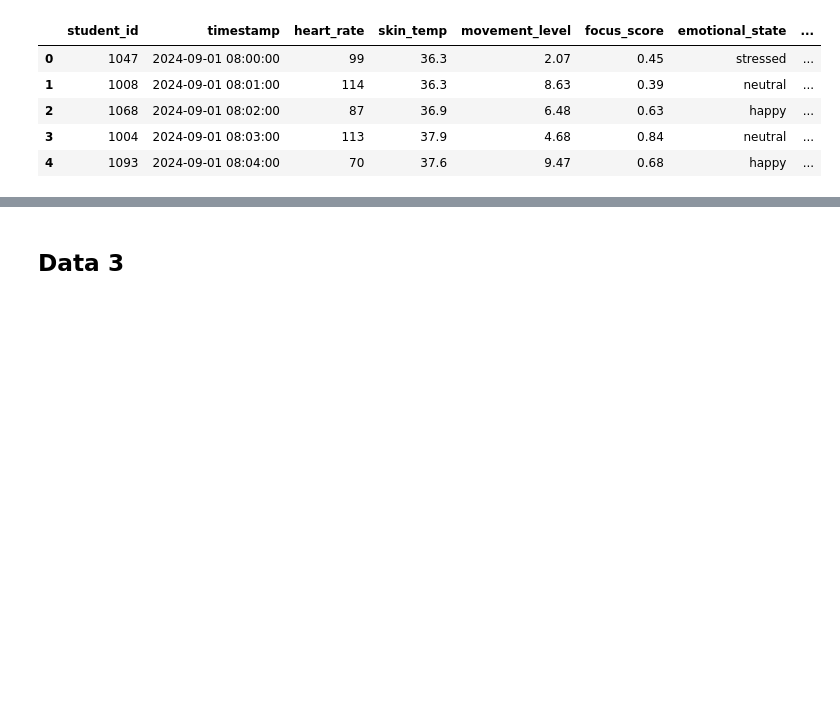
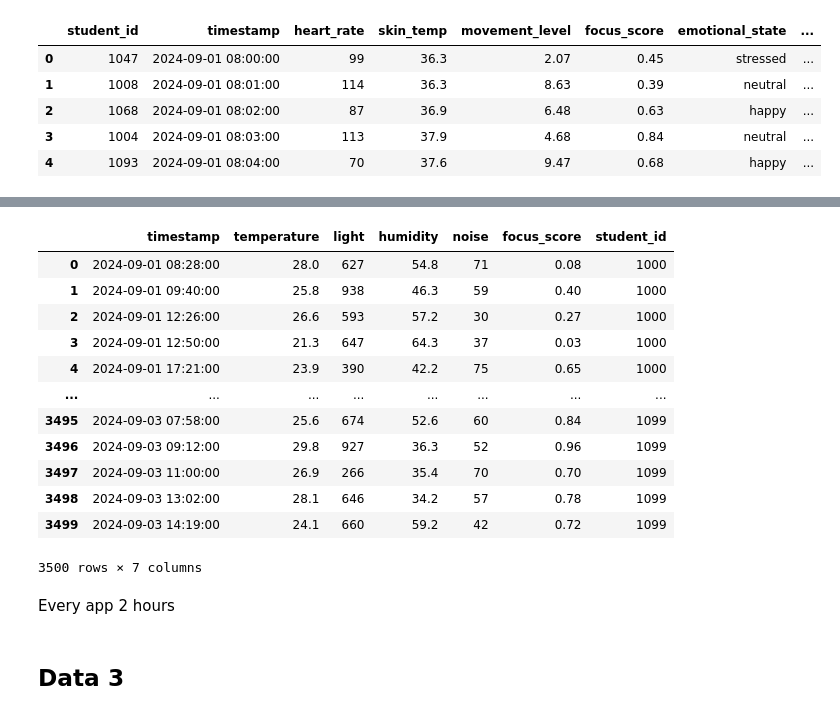
Before and after one commit to SEP4Real/SEP4, a Jupyter notebook: MAL/notebooks/1b_mock_data.ipynb, the cells around one changed output, grey strips where cells are left out. Saved outputs shown, nothing was run; the diff lists cells and outputs as text; code cells hidden in the pictures; blank space fills up the shorter version.

```diff
--- a/MAL/notebooks/1b_mock_data.ipynb
+++ b/MAL/notebooks/1b_mock_data.ipynb
@@ -88,3 +106,26 @@ max      30.000000   999.000000    70.000000    79.000000     1.000000
+# %%
+data_2 = data_2.sort_values(
+    by=["student_id", "timestamp"],
+    ascending=[True, True]
+).reset_index(drop=True)
+
+data_2
+# %% [output]
+|  | timestamp | temperature | light | humidity | noise | focus_score | student_id |
+| 0 | 2024-09-01 08:28:00 | 28.0 | 627 | 54.8 | 71 | 0.08 | 1000 |
+| 1 | 2024-09-01 09:40:00 | 25.8 | 938 | 46.3 | 59 | 0.40 | 1000 |
+| 2 | 2024-09-01 12:26:00 | 26.6 | 593 | 57.2 | 30 | 0.27 | 1000 |
+| 3 | 2024-09-01 12:50:00 | 21.3 | 647 | 64.3 | 37 | 0.03 | 1000 |
+| 4 | 2024-09-01 17:21:00 | 23.9 | 390 | 42.2 | 75 | 0.65 | 1000 |
+| ... | ... | ... | ... | ... | ... | ... | ... |
+| 3495 | 2024-09-03 07:58:00 | 25.6 | 674 | 52.6 | 60 | 0.84 | 1099 |
+| 3496 | 2024-09-03 09:12:00 | 29.8 | 927 | 36.3 | 52 | 0.96 | 1099 |
+| 3497 | 2024-09-03 11:00:00 | 26.9 | 266 | 35.4 | 70 | 0.70 | 1099 |
+| 3498 | 2024-09-03 13:02:00 | 28.1 | 646 | 34.2 | 57 | 0.78 | 1099 |
+| 3499 | 2024-09-03 14:19:00 | 24.1 | 660 | 59.2 | 42 | 0.72 | 1099 |
+3500 rows × 7 columns
+# %% [markdown]
+Every app 2 hours
 # %% [markdown]
 ## Data 3
 # %%
```
Also changed, not shown: parts of 9 cells of this notebook.
